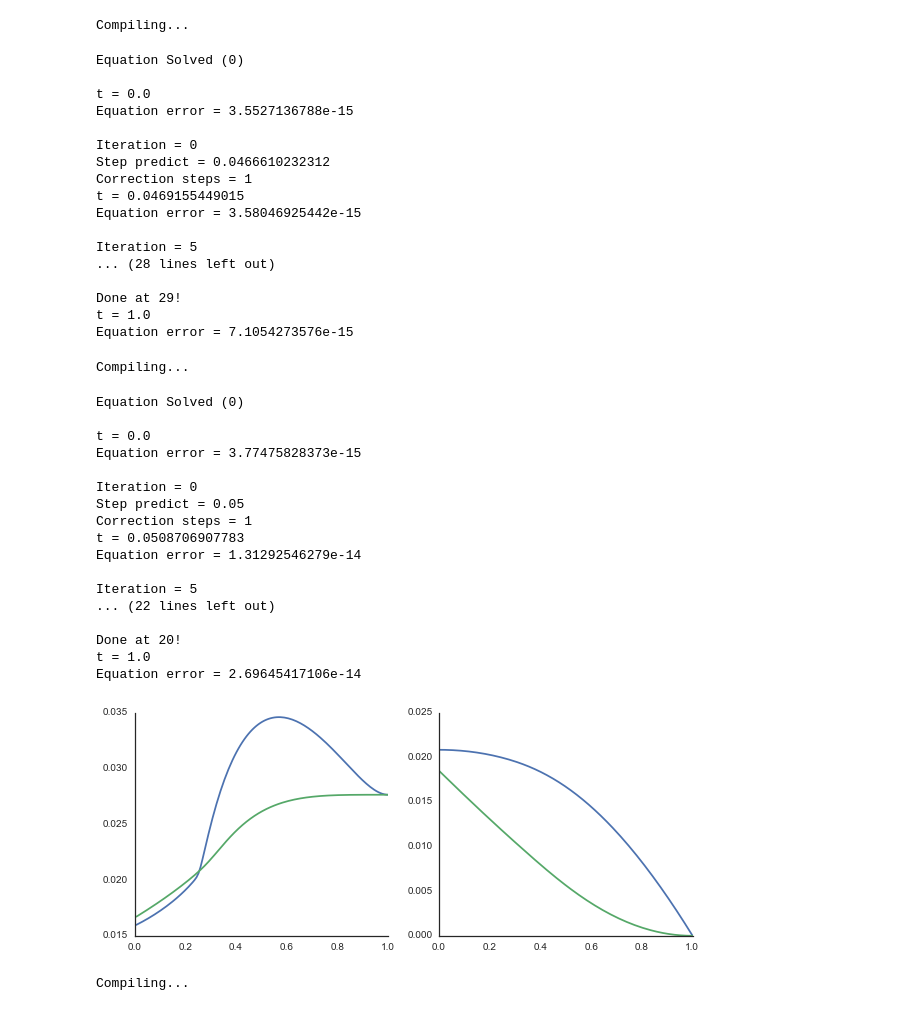
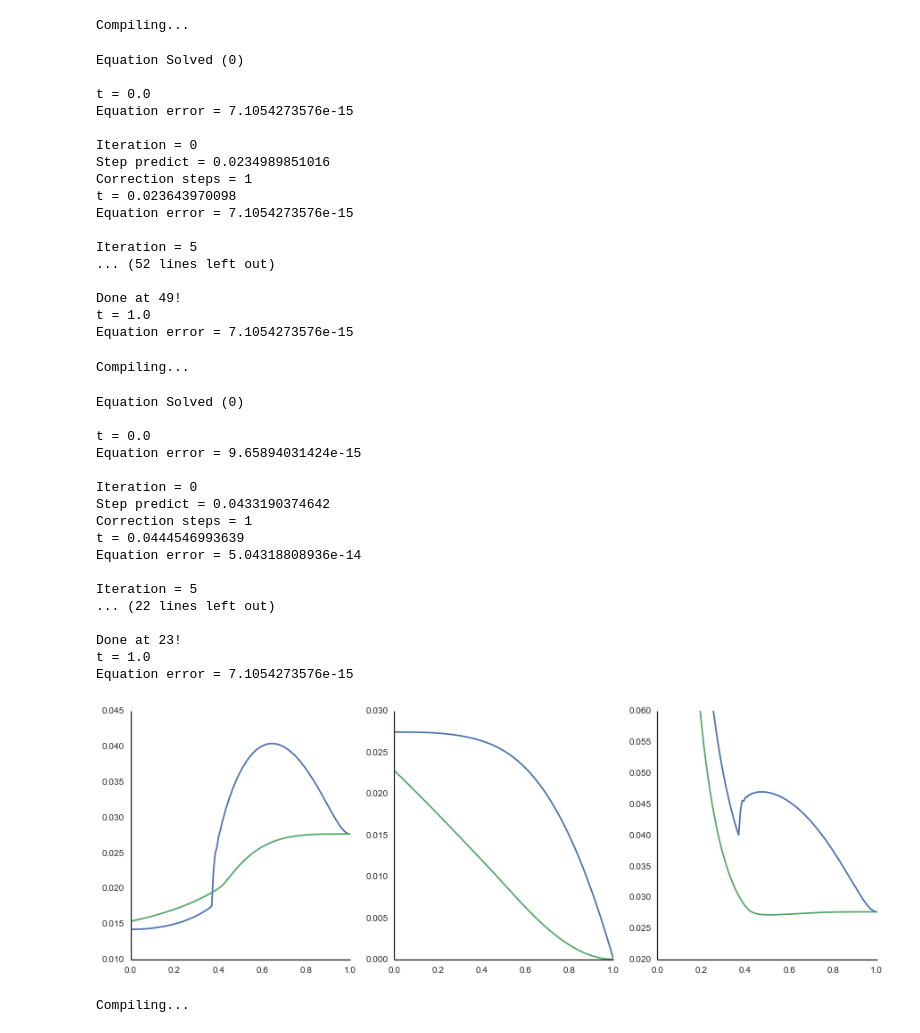
Before and after one commit to iamlemec/meteo, a Jupyter notebook: Frontier.ipynb, the cells around one changed output. Cells and saved outputs as stored; diff of their text form; code cells hidden in the pictures.

```diff
--- a/Frontier.ipynb
+++ b/Frontier.ipynb
@@ -7,12 +13,14 @@ sns.set_style('white')
 # %%
 N = 128
+qmin = 0.0
+qmax = 1.0
 
 g = 0.02
 delta = 0.05
 gamma = 2.0
 c = 500.0
 d = 300.0
-nu = 1.0
+nu = 2.0
 
 Wmin = 0.0
 Wmax = gamma*c*delta**(gamma-1)
@@ -22,7 +30,8 @@ Wbar = opt.fsolve(Wfunc,1.0)[0]
 x0 = (Wbar/(c*gamma))**(1/(gamma-1))
 print 'Wbar = {}, Werr = {}, x0 = {}'.format(Wbar,Wfunc(Wbar),x0)
 
-qgrid = np.linspace(0.0,1.0,N)
+qgrid = np.linspace(qmin,qmax,N)
+Fgrid = qgrid**nu
 Wgrid = Wbar*qgrid
 Wpgrid = Wbar*np.ones_like(qgrid)
 Zgrid = Wbar*(nu/(nu+1))*(1-qgrid**(nu+1))
@@ -30,7 +39,7 @@ Zpgrid = -Wbar*nu*qgrid**nu
 xgrid = (Wbar/(gamma*c))**(1/(gamma-1))*np.ones_like(qgrid)
 ygrid = (Zgrid/(gamma*d))**(1/(gamma-1))*np.ones_like(qgrid)
 
-constants = {'g': g,'delta': delta,'gamma': gamma,'c': c,'d': d,'nu': nu,'Wbar':Wbar,'x0':x0}
+constants = {'g': g,'delta': delta,'gamma': gamma,'c': c,'d': d,'nu': nu,'Wbar': Wbar,'x0': x0}
 # %% [output]
 Wbar = 27.639320225, Werr = -2.77555756156e-15, x0 = 0.027639320225
 # %%
@@ -52,18 +61,18 @@ varf_dict_eq = mod_eq.array_to_dict(var_path_good_eq[-1],mod_eq.var_info,mod_eq.
 Equation Solved (0)
 
 t = 0.0
-Equation error = 3.5527136788e-15
+Equation error = 7.1054273576e-15
 
 Iteration = 0
-Step predict = 0.0466610232312
+Step predict = 0.0234989851016
 Correction steps = 1
-t = 0.0469155449015
-Equation error = 3.58046925442e-15
+t = 0.023643970098
+Equation error = 7.1054273576e-15
 
 Iteration = 5
-... (28 lines left out)
+... (52 lines left out)
 
-Done at 29!
+Done at 49!
 t = 1.0
 Equation error = 7.1054273576e-15
 # %%
@@ -85,33 +94,38 @@ varf_dict_sp = mod_sp.array_to_dict(var_path_good_sp[-1],mod_sp.var_info,mod_sp.
 Equation Solved (0)
 
 t = 0.0
-Equation error = 3.77475828373e-15
+Equation error = 9.65894031424e-15
 
 Iteration = 0
-Step predict = 0.05
+Step predict = 0.0433190374642
 Correction steps = 1
-t = 0.0508706907783
-Equation error = 1.31292546279e-14
+t = 0.0444546993639
+Equation error = 5.04318808936e-14
 
 Iteration = 5
 ... (22 lines left out)
 
-Done at 20!
+Done at 23!
 t = 1.0
-Equation error = 2.69645417106e-14
+Equation error = 7.1054273576e-15
 # %%
 # compare decentralized equilibrium and social planner's optimum
+gy_fact = (1/(nu+1))*(qgrid**(nu+1)-(nu+1)*qgrid+nu)/qgrid
+
 x_eq = varf_dict_eq['x']
 y_eq = varf_dict_eq['y']
+g_eq = x_eq + y_eq*gy_fact
 
 x_sp = varf_dict_sp['x']
 y_sp = varf_dict_sp['y']
+g_sp = x_sp + y_sp*gy_fact
 
-(fig,(ax1,ax2)) = subplots(1,2,figsize=(10,4))
-ax1.plot(qgrid,x_eq,grid,x_sp); sns.despine(ax=ax1);
-ax2.plot(qgrid,y_eq,grid,y_sp); sns.despine(ax=ax2);
+(fig,(ax1,ax2,ax3)) = subplots(1,3,figsize=(15,5))
+ax1.plot(qgrid,x_eq,qgrid,x_sp); sns.despine(ax=ax1);
+ax2.plot(qgrid,y_eq,qgrid,y_sp); sns.despine(ax=ax2);
+ax3.plot(qgrid,g_eq,qgrid,g_sp); ax3.set_ylim(0.02,0.06); sns.despine(ax=ax3);
 # %% [output]
-[figure, old version]
+[figure, new version]
 # %%
 mod_po = meteo.Model('models/frontier_privopt.json',constants=meteo.merge(constants,{'x': x_sp,'y': y_sp}))
 # %% [output]
```
Also changed, not shown: parts of 6 cells of this notebook, 1 other file.
